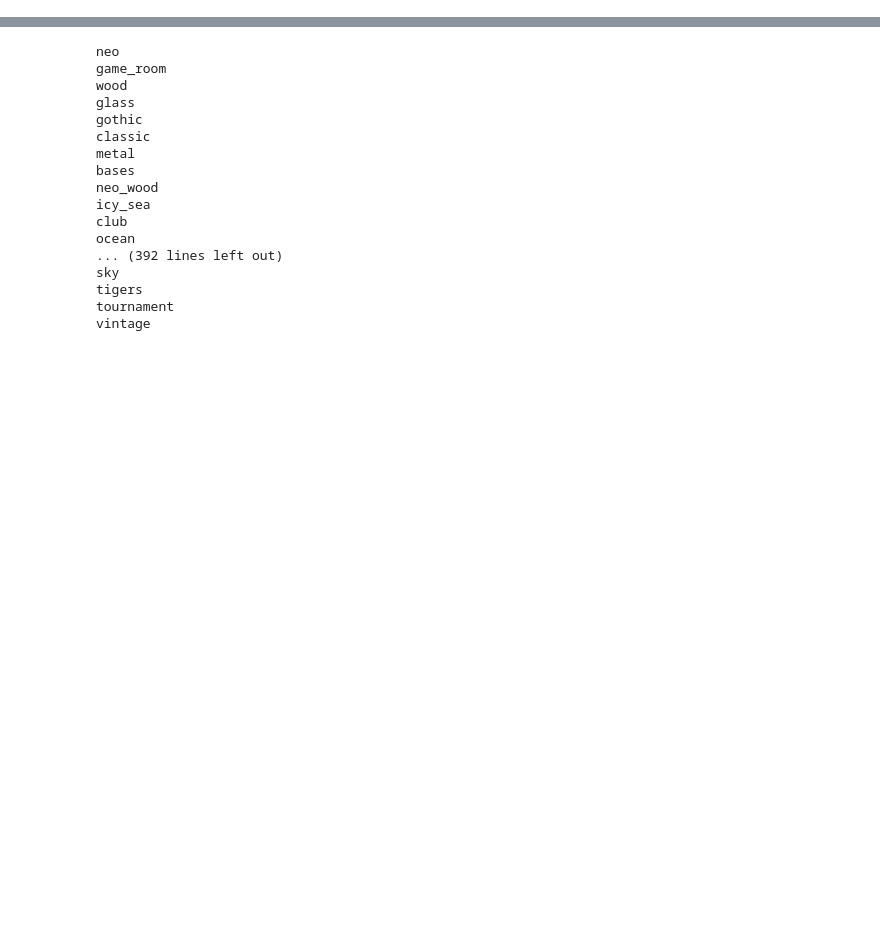
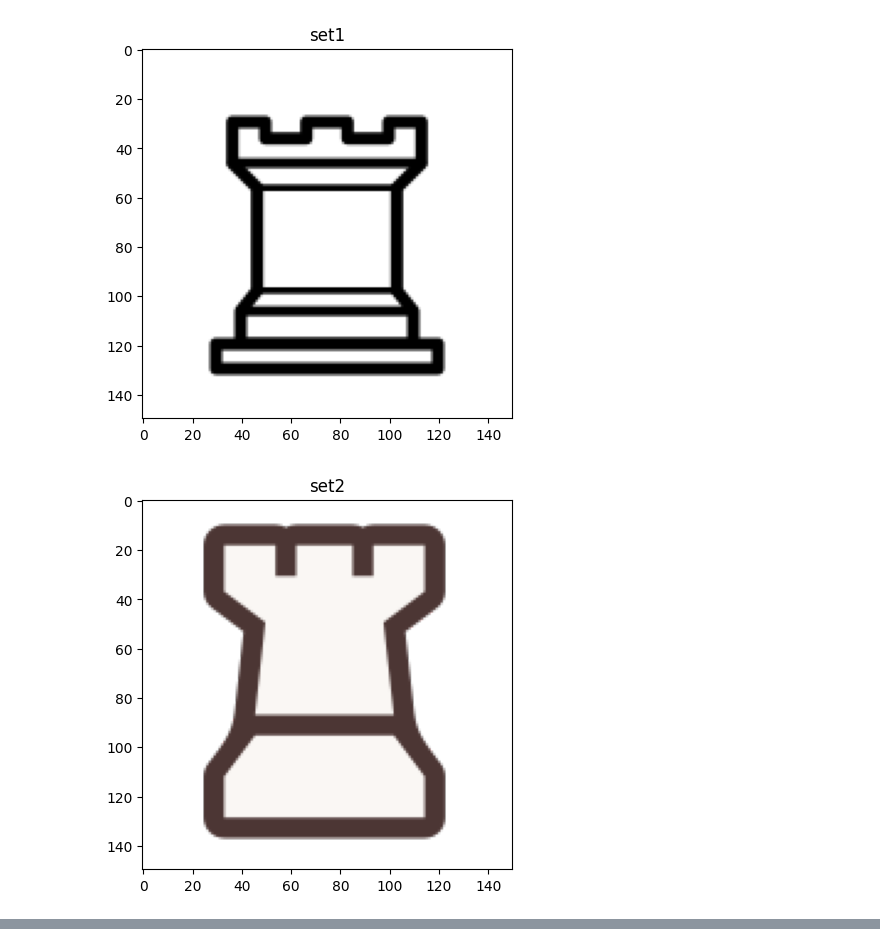
Before and after one commit to Boom123bam/chessboard-reader, a Jupyter notebook: gen-training-data.ipynb, the cells around one changed output, grey strips where cells are left out. Drawn from its saved outputs; the diff is of its cells as text; code cells hidden in the pictures; blank space fills up the shorter version.

Commit message:
Get lichess pieces

```diff
--- a/gen-training-data.ipynb
+++ b/gen-training-data.ipynb
@@ -65,0 +65,7 @@ pieces = [
+# %%
+def svg_to_img(url, size):
+    response = requests.get(url)
+    with open("temp.svg", "wb") as f:
+        f.write(response.content)
+    subprocess.run(f"rsvg-convert -h {size} temp.svg > temp.png", shell=True)
+    return cv2.imread("temp.png", cv2.IMREAD_UNCHANGED)
@@ -65,0 +130,9 @@ pieces = [
+# %%
+imgs = get_lichess_imgs("r", "w")
+for i,img in enumerate(imgs):
+    plt.figure()
+    plt.title(lichess_themes[i])
+    plt.imshow(img)
+# %% [output]
+[figure, added]
+[figure, added]
@@ -76,29 +150,11 @@ def gen_alterations(img, save_path, themename):
                 cv2.imwrite(f"{save_path}/{themename}-{i}.png", new_img)
                 i += 1
 # %%
-for piece in pieces:
-    dir = f"generated/{piece}"
-    if not os.path.exists(dir):
-        os.makedirs(dir)
+# for piece in pieces:
+#     dir = f"generated/{piece}"
+#     if not os.path.exists(dir):
+#         os.makedirs(dir)
 
-    for theme in themes:
-        img = get_img(theme, piece)
-        gen_alterations(img, dir, theme)
+#     for theme in chesscom_themes:
+#         img = get_cheesscom_img(theme, piece)
+#         gen_alterations(img, dir, theme)
-# %% [output]
-neo
-game_room
-wood
-glass
-gothic
-classic
-metal
-bases
-neo_wood
-icy_sea
-club
-ocean
-... (392 lines left out)
-sky
-tigers
-tournament
-vintage
```
Also changed, not shown: parts of 7 cells of this notebook, 17 other files.
